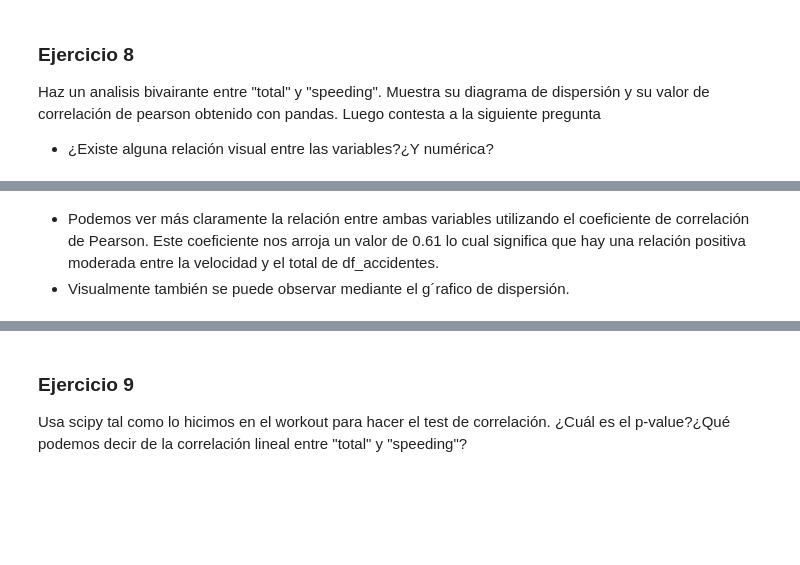
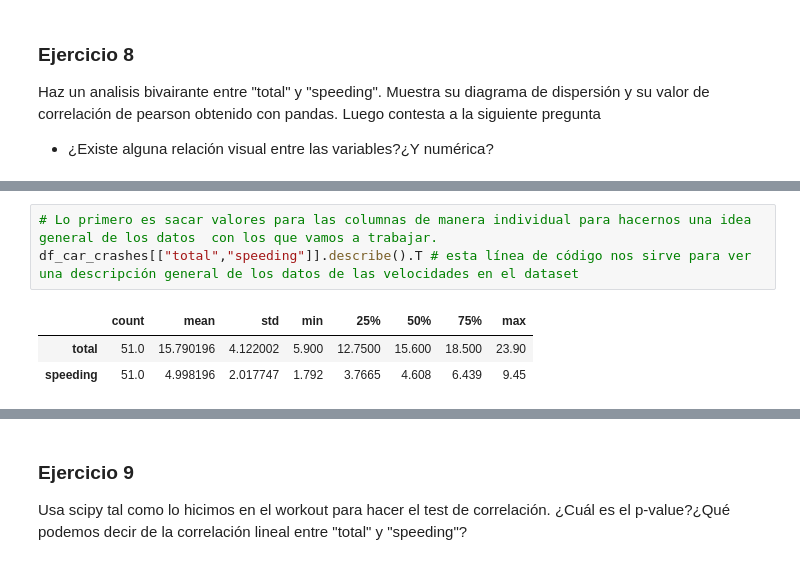
Before and after one commit to CristianZB-dev/MIS_PRACTICAS, a Jupyter notebook: 03_Analisis_de_Datos/Sprint_07/Unidad_02/Ejercicios_Workout/10_Ejercicios_Analisis_Multivariante_I.ipynb, the cells around one changed output, grey strips where cells are left out. Cells and saved outputs as stored; diff of their text form; blank space fills up the shorter version.

```diff
--- a/03_Analisis_de_Datos/Sprint_07/Unidad_02/Ejercicios_Workout/10_Ejercicios_Analisis_Multivariante_I.ipynb
+++ b/03_Analisis_de_Datos/Sprint_07/Unidad_02/Ejercicios_Workout/10_Ejercicios_Analisis_Multivariante_I.ipynb
@@ -254,3 +235,7 @@ grafico_dispersion_con_correlacion(df_accidentes,"total","speeding") # graficamo
-# %% [markdown]
-* Podemos ver más claramente la relación entre ambas variables utilizando el coeficiente de correlación de Pearson. Este coeficiente nos arroja un valor de 0.61 lo cual significa que hay una relación positiva moderada entre la velocidad y el total de df_accidentes.
-* Visualmente también se puede observar mediante el g´rafico de dispersión.
+# %%
+# Lo primero es sacar valores para las columnas de manera individual para hacernos una idea general de los datos  con los que vamos a trabajar.
+df_car_crashes[["total","speeding"]].describe().T # esta línea de código nos sirve para ver una descripción general de los datos de las velocidades en el dataset
+# %% [output]
+|  | count | mean | std | min | 25% | 50% | 75% | max |
+| total | 51.0 | 15.790196 | 4.122002 | 5.900 | 12.7500 | 15.600 | 18.500 | 23.90 |
+| speeding | 51.0 | 4.998196 | 2.017747 | 1.792 | 3.7665 | 4.608 | 6.439 | 9.45 |
```
Also changed, not shown: parts of 61 cells of this notebook.
